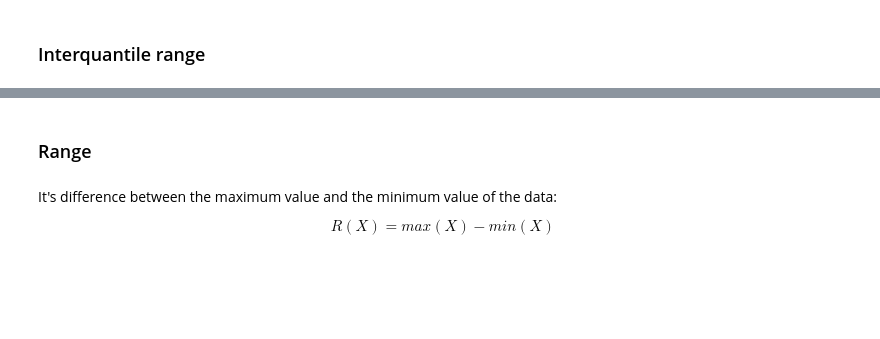
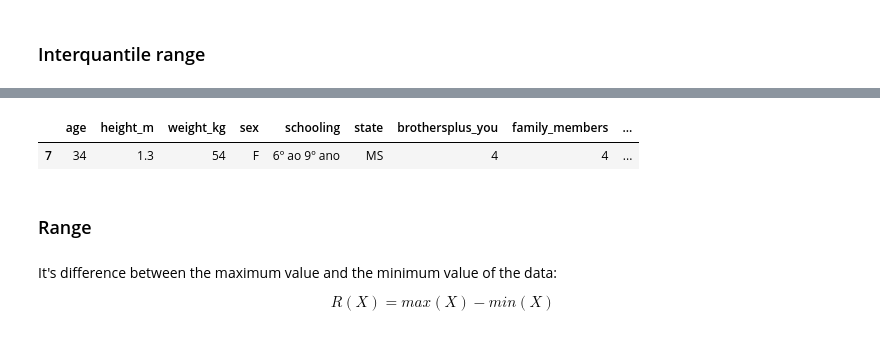
Before and after one commit to brenoslivio/Statistics-Python, a Jupyter notebook: 1-DescriptiveAnalysis/1_DescriptiveAnalysis.ipynb, the cells around one changed output, grey strips where cells are left out. Cells and saved outputs as stored; diff of their text form; code cells hidden in the pictures; blank space fills up the shorter version.

```diff
--- a/1-DescriptiveAnalysis/1_DescriptiveAnalysis.ipynb
+++ b/1-DescriptiveAnalysis/1_DescriptiveAnalysis.ipynb
@@ -355,0 +384,8 @@ $$IQR = Q_3 - Q_1$$
+# %%
+height = dfPoll['height_m']
+
+Q1 = height.quantile(0.25)
+Q3 = height.quantile(0.75)
+IQR = Q3 - Q1
+
+IQR
@@ -356,3 +402,13 @@ $$IQR = Q_3 - Q_1$$
+# %%
+outliers = dfPoll.loc[
+    (dfPoll.loc[:, "height_m"] < (Q1 - 1.5 * IQR))
+    | (dfPoll.loc[:, "height_m"] > (Q3 + 1.5 * IQR)),
+    :,]
+
+outliers
+# %% [output]
+|  | age | height_m | weight_kg | sex | schooling | state | brothersplus_you | family_members | ... |
+| 7 | 34 | 1.3 | 54 | F | 6º ao 9º ano | MS | 4 | 4 | ... |
 # %% [markdown]
 ### Range <a name="range"></a>
 # %% [markdown]
```
Also changed, not shown: parts of 13 cells of this notebook.
